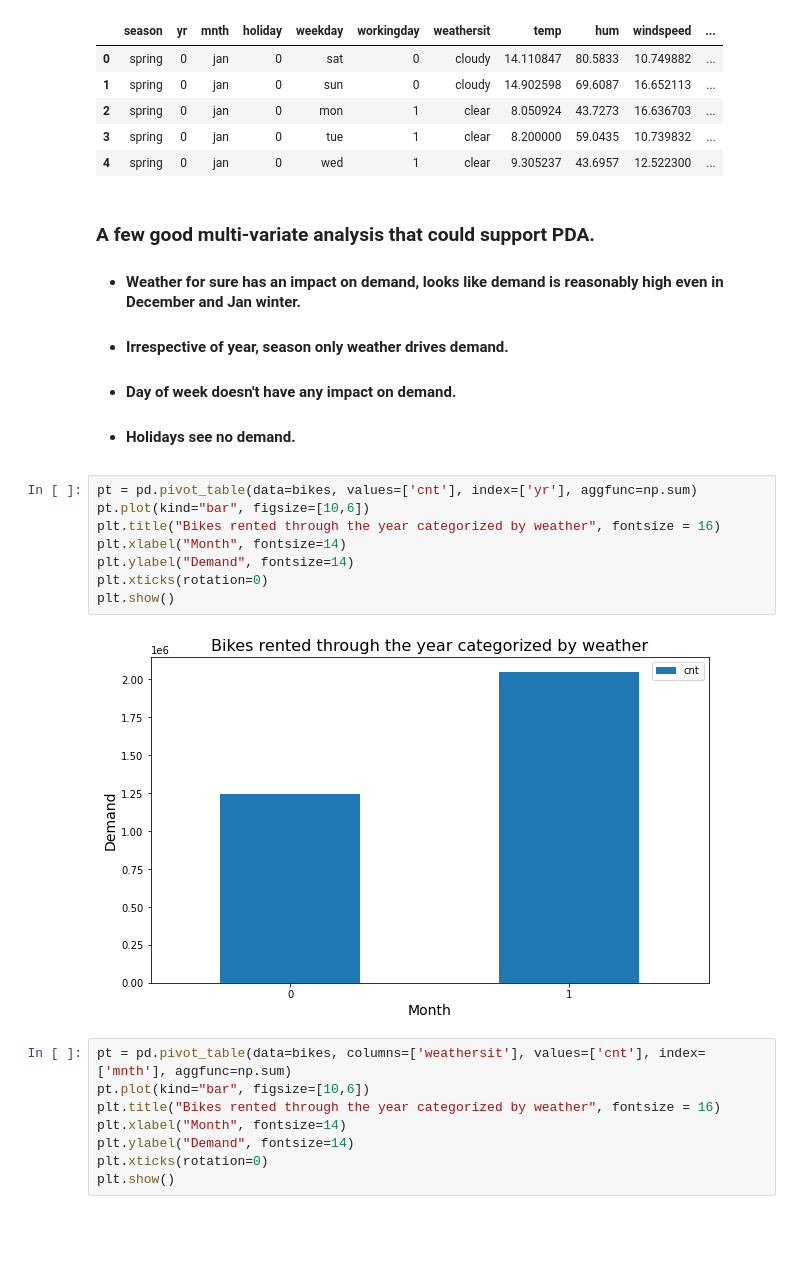
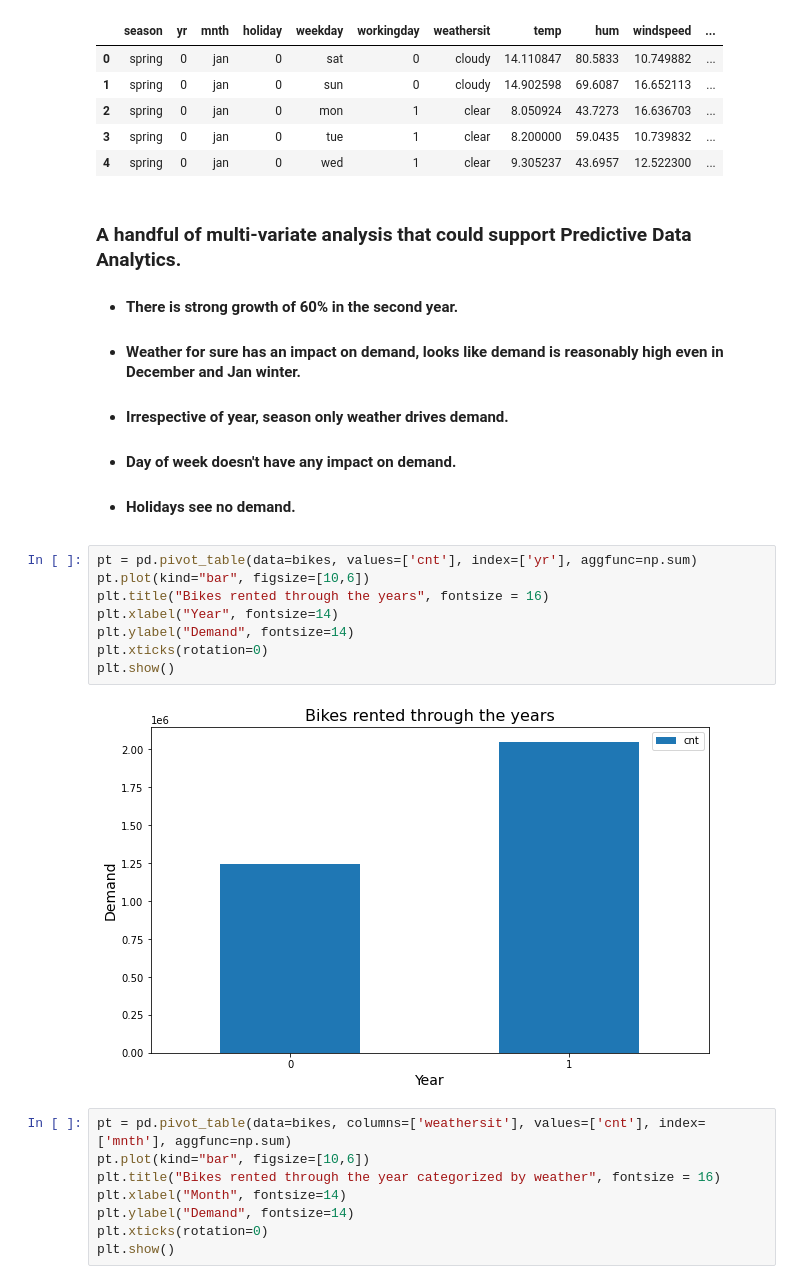
Before and after one commit to Kumaraguru-Muthuraj/_AIML_Code, a Jupyter notebook: _PythonNotebooks/_Course3_Machine_Learning_1/Mod2_Bike_Assignment/BikeSharingAssignment.ipynb, the cells around one changed output. Saved outputs shown, nothing was run; the diff lists cells and outputs as text; blank space fills up the shorter version.

```diff
--- a/_PythonNotebooks/_Course3_Machine_Learning_1/Mod2_Bike_Assignment/BikeSharingAssignment.ipynb
+++ b/_PythonNotebooks/_Course3_Machine_Learning_1/Mod2_Bike_Assignment/BikeSharingAssignment.ipynb
@@ -233,7 +235,8 @@ bikes.head()
 | 3 | spring | 0 | jan | 0 | tue | 1 | clear | 8.200000 | 59.0435 | 10.739832 | ... |
 | 4 | spring | 0 | jan | 0 | wed | 1 | clear | 9.305237 | 43.6957 | 12.522300 | ... |
 # %% [markdown]
-### A few good multi-variate analysis that could support PDA.
+### A handful of multi-variate analysis that could support Predictive Data Analytics.
+- #### There is strong growth of 60% in the second year.
 - #### Weather for sure has an impact on demand, looks like demand is reasonably high even in December and Jan winter.
 - #### Irrespective of year, season only weather drives demand.
 - #### Day of week doesn't have any impact on demand.
@@ -241,13 +244,13 @@ bikes.head()
 # %%
 pt = pd.pivot_table(data=bikes, values=['cnt'], index=['yr'], aggfunc=np.sum)
 pt.plot(kind="bar", figsize=[10,6])
-plt.title("Bikes rented through the year categorized by weather", fontsize = 16)
-plt.xlabel("Month", fontsize=14)
+plt.title("Bikes rented through the years", fontsize = 16)
+plt.xlabel("Year", fontsize=14)
 plt.ylabel("Demand", fontsize=14)
 plt.xticks(rotation=0)
 plt.show()
 # %% [output]
-[figure, old version]
+[figure, new version]
 # %%
 pt = pd.pivot_table(data=bikes, columns=['weathersit'], values=['cnt'], index=['mnth'], aggfunc=np.sum)
 pt.plot(kind="bar", figsize=[10,6])
```
Also changed, not shown: parts of 44 cells of this notebook, 3 other files.
